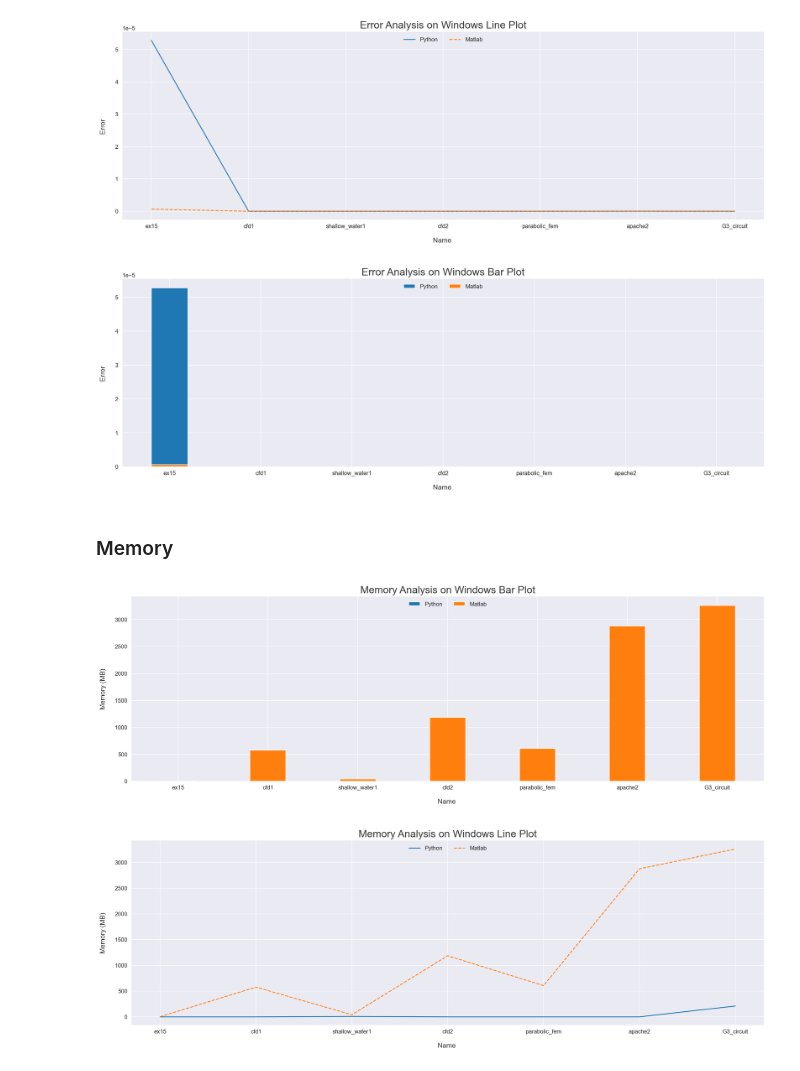
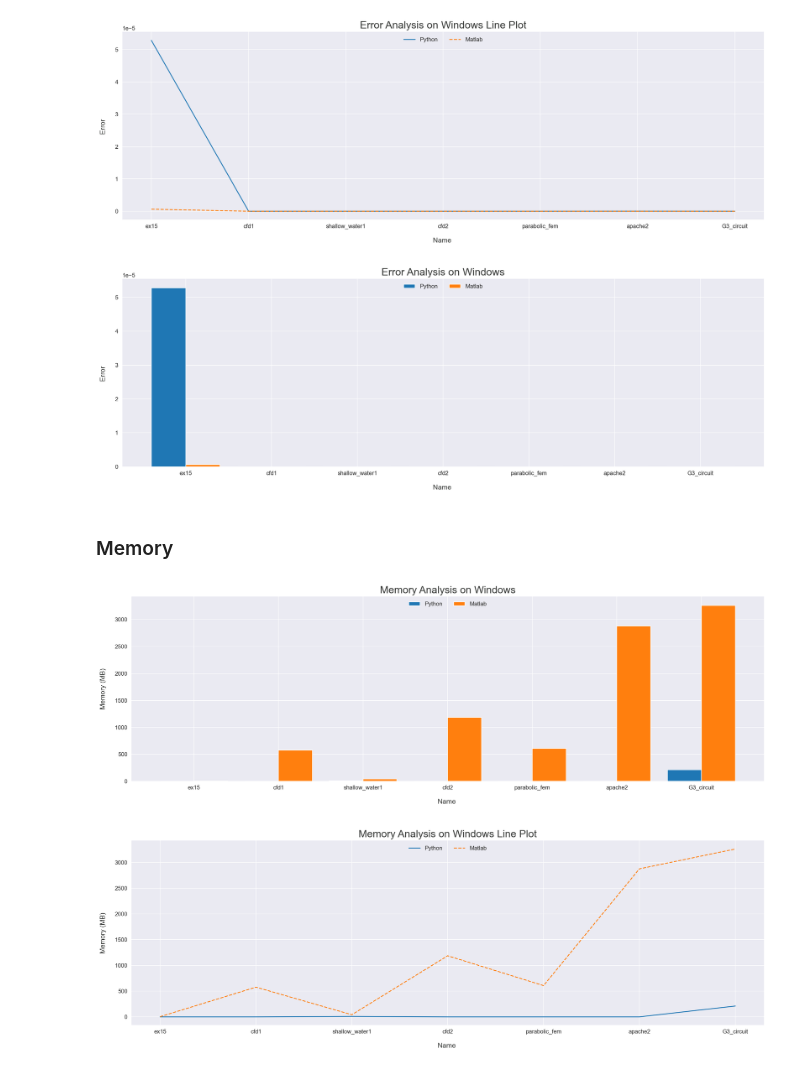
Before and after one commit to simonebenitozzi/cholesky-analysis, a Jupyter notebook: Analysis/model/LanguageCompare.ipynb, the cells around one changed output. Cells and saved outputs as stored; diff of their text form; code cells hidden in the pictures.

```diff
--- a/Analysis/model/LanguageCompare.ipynb
+++ b/Analysis/model/LanguageCompare.ipynb
@@ -152,13 +156,13 @@ plot("Name", "Error", windowsPython, windowsMatlab, "Error Analysis on Windows")
 # %% [output]
 [figure]
 # %%
-bar_plot("Name", "Error", windowsPython, windowsMatlab, "Error Analysis on Windows")
+bar_plot(windowsPython['Name'], windowsPython['Error'], windowsMatlab['Error'], "Name", "Error", "Error Analysis on Windows")
 # %% [output]
-[figure, old version]
+[figure, new version]
 # %% [markdown]
 ### Memory
 # %%
-bar_plot("Name", "Memory", windowsPython, windowsMatlab, "Memory Analysis on Windows", Y_LABEL="MB")
+bar_plot(windowsPython['Name'], windowsPython['Memory'], windowsMatlab['Memory'], "Name", "Memory", "Memory Analysis on Windows", Y_LABEL="MB")
 # %% [output]
-[figure, old version]
+[figure, new version]
 # %%
```
Also changed, not shown: parts of 13 cells of this notebook.
